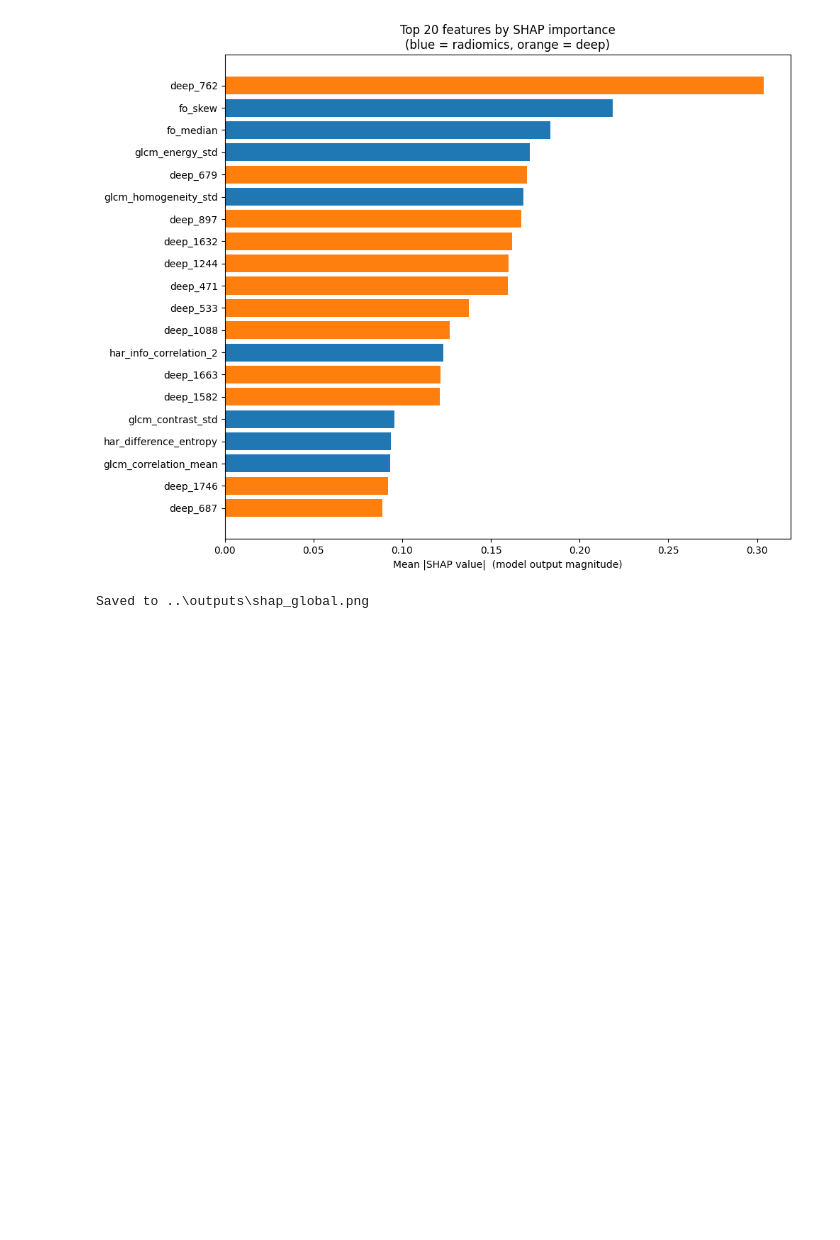
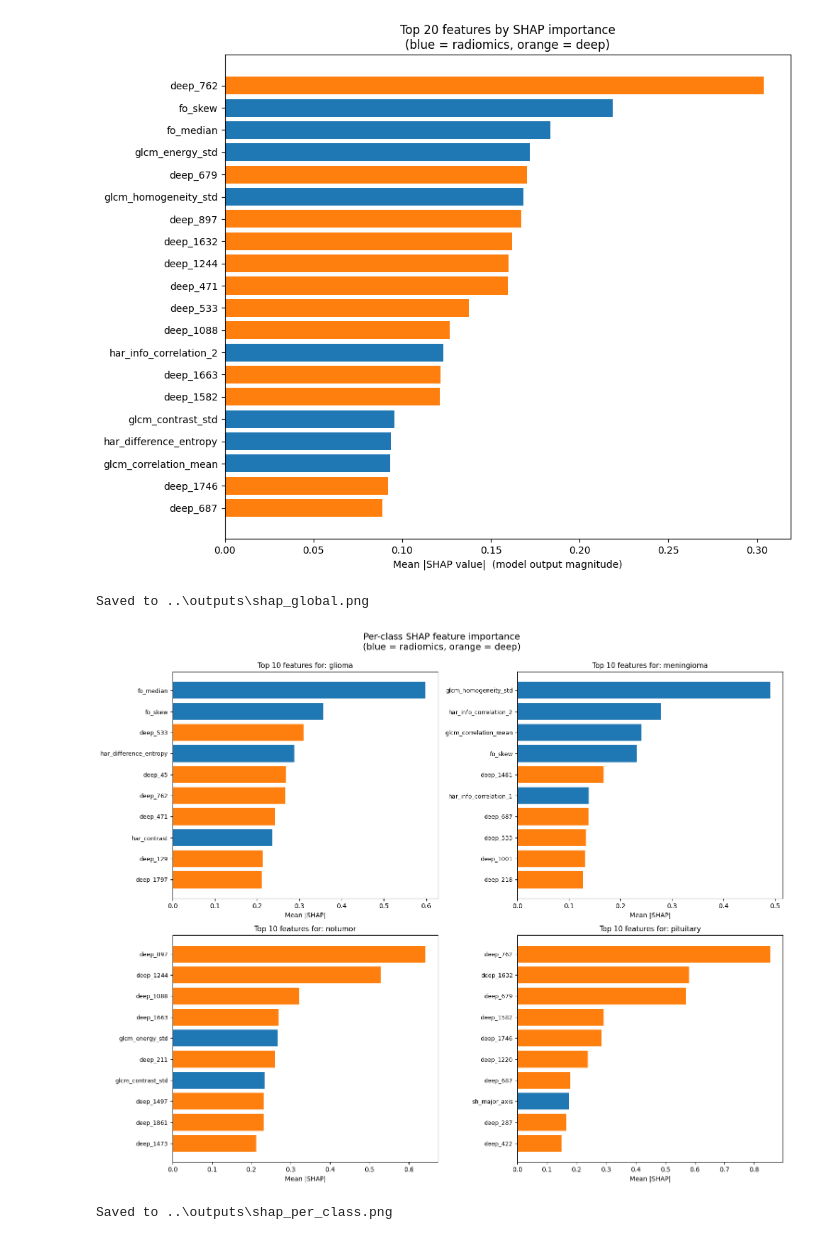
Before and after one commit to aikelind2609-cpu/brain-tumor-radiomics-cnn-fusion, a Jupyter notebook: notebooks/07_shap.ipynb, the cells around one changed output. Cells and saved outputs as stored; diff of their text form; code cells hidden in the pictures; blank space fills up the shorter version.

```diff
--- a/notebooks/07_shap.ipynb
+++ b/notebooks/07_shap.ipynb
@@ -160,3 +160,43 @@ print(f"\nSaved to {OUTPUTS / 'shap_global.png'}")
 # %% [output]
 [figure]
 Saved to ..\outputs\shap_global.png
+# %%
+# For each class, find the features that contribute MOST to predicting that class
+# (positive SHAP for that class means "this feature pushes prediction toward this class")
+
+fig, axes = plt.subplots(2, 2, figsize=(15, 12))
+axes = axes.flatten()
+
+for class_idx, class_name in enumerate(class_names):
+    # Get SHAP values for this specific class
+    class_shap = shap_array[:, :, class_idx]  # shape (n_samples, n_features)
+
+    # Mean SHAP value for each feature for this class
+    mean_shap_for_class = np.abs(class_shap).mean(axis=0)
+
+    # Top 10
+    top_n = 10
+    top_indices = np.argsort(mean_shap_for_class)[-top_n:]
+    top_features = [selected_names[i] for i in top_indices]
+    top_values = mean_shap_for_class[top_indices]
+    top_colors = ['#1f77b4' if not selected_names[i].startswith('deep_') else '#ff7f0e'
+                  for i in top_indices]
+
+    ax = axes[class_idx]
+    ax.barh(range(top_n), top_values, color=top_colors)
+    ax.set_yticks(range(top_n))
+    ax.set_yticklabels(top_features, fontsize=9)
+    ax.set_xlabel('Mean |SHAP|', fontsize=10)
+    ax.set_title(f'Top 10 features for: {class_name}', fontsize=11)
+
+plt.suptitle('Per-class SHAP feature importance\n(blue = radiomics, orange = deep)',
+             fontsize=14, y=1.00)
+plt.tight_layout()
+plt.subplots_adjust(top=0.93)
+plt.savefig(OUTPUTS / 'shap_per_class.png', dpi=150, bbox_inches='tight')
+plt.show()
+
+print(f"\nSaved to {OUTPUTS / 'shap_per_class.png'}")
+# %% [output]
+[figure, added]
+Saved to ..\outputs\shap_per_class.png
```
Also changed, not shown: parts of 1 cell of this notebook, 2 other files.
